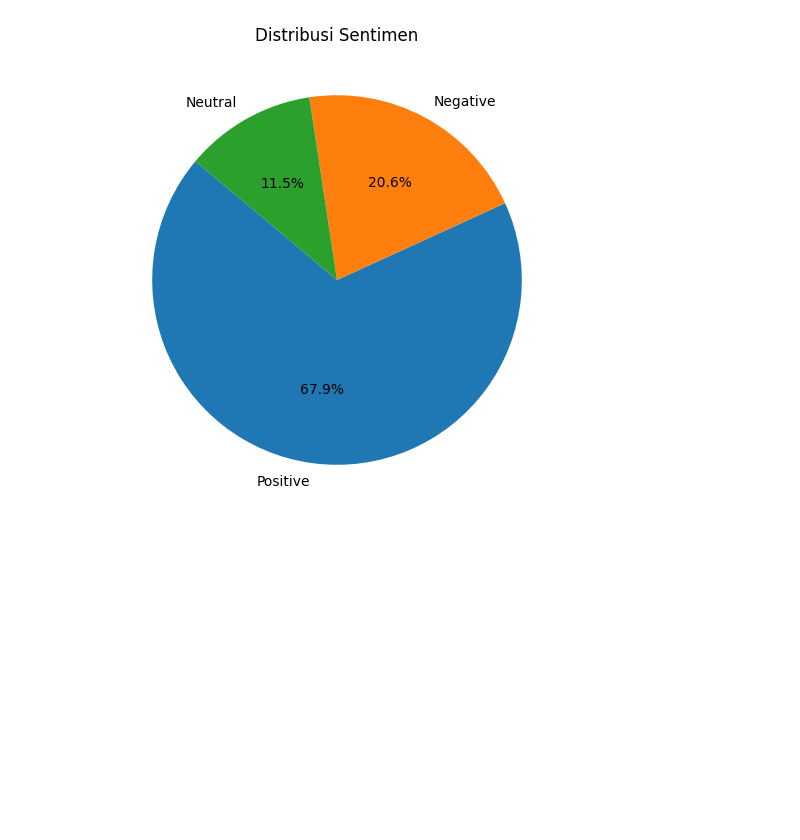
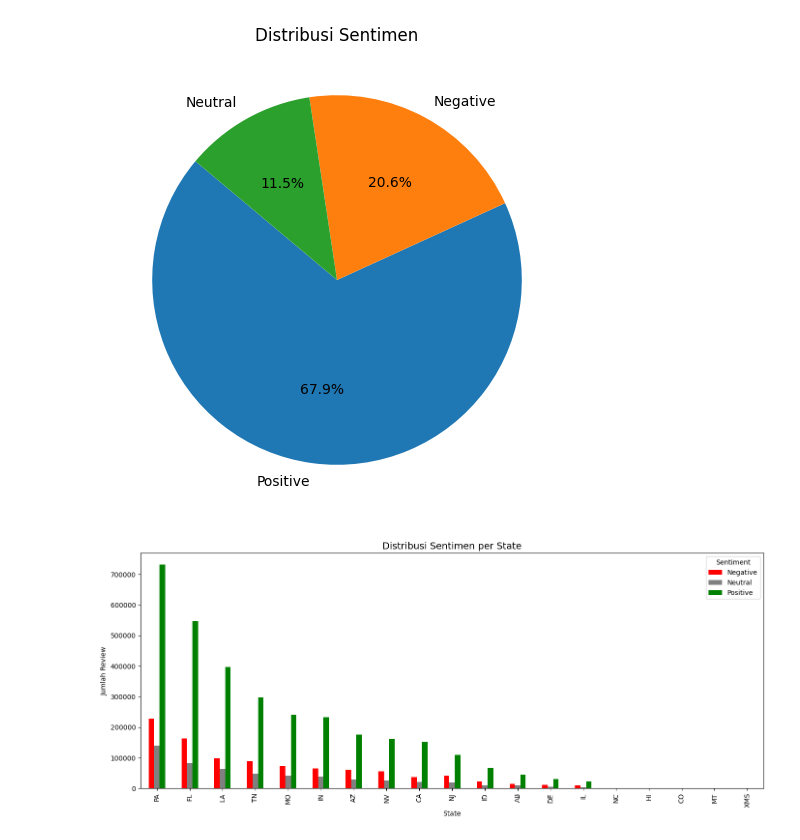
Before and after one commit to Jakij4ki/yelp-sentiment-analysis, a Jupyter notebook: EDA/Percobaan_EDA.ipynb, the cells around one changed output. Saved outputs shown, nothing was run; the diff lists cells and outputs as text; code cells hidden in the pictures; blank space fills up the shorter version.

Commit message:
Percobaan EDA awal dengan visualisasi tiap class lalu tiap state

```diff
--- a/EDA/Percobaan_EDA.ipynb
+++ b/EDA/Percobaan_EDA.ipynb
@@ -59,0 +9,3 @@ UserWarning: The size of /dev/shm is too small (6133121024 bytes). The required
+# %%
+file_path = r"D:\Intern Lab IS 2025\Data Transform\data transform.parquet"
+df = pd.read_parquet(file_path)
@@ -95,3 +45,54 @@ plt.title("Distribusi Sentimen")
 plt.show()
 # %% [output]
 [figure]
+# %%
+#1. Grouping bertahap untuk hemat memori
+grouped = []
+
+for state in df["state"].unique():
+    sub_df = df[df["state"] == state]
+    g = sub_df.groupby("sentiment_label").size().reset_index(name="count")
+    g["state"] = state
+    grouped.append(g)
+
+sentiment_per_state = pd.concat(grouped, ignore_index=True)
+
+#2. Urutkan berdasarkan total review per state
+state_order = (
+    sentiment_per_state.groupby("state")["count"].sum()
+    .sort_values(ascending=False)
+    .index
+)
+sentiment_per_state["state"] = pd.Categorical(
+    sentiment_per_state["state"], categories=state_order, ordered=True
+)
+
+#3. Buat tabel total per state
+total_per_state = (
+    sentiment_per_state.groupby("state")["count"]
+    .sum()
+    .reset_index()
+    .sort_values(by="count", ascending=False)
+)
+
+#4. Pivot untuk visualisasi
+pivot_df = (
+    sentiment_per_state.pivot(index="state", columns="sentiment_label", values="count")
+    .fillna(0)
+)
+
+#5. Plot hasil
+pivot_df.plot(
+    kind="bar", stacked=False, figsize=(14, 6),
+    color={"Positive": "green", "Neutral": "gray", "Negative": "red"}
+)
+
+plt.title("Distribusi Sentimen per State", fontsize=14)
+plt.xlabel("State")
+plt.ylabel("Jumlah Review")
+plt.legend(title="Sentiment")
+plt.xticks(rotation=90)
+plt.tight_layout()
+plt.show()
+# %% [output]
+[figure, added]
```
Also changed, not shown: parts of 19 cells of this notebook.
